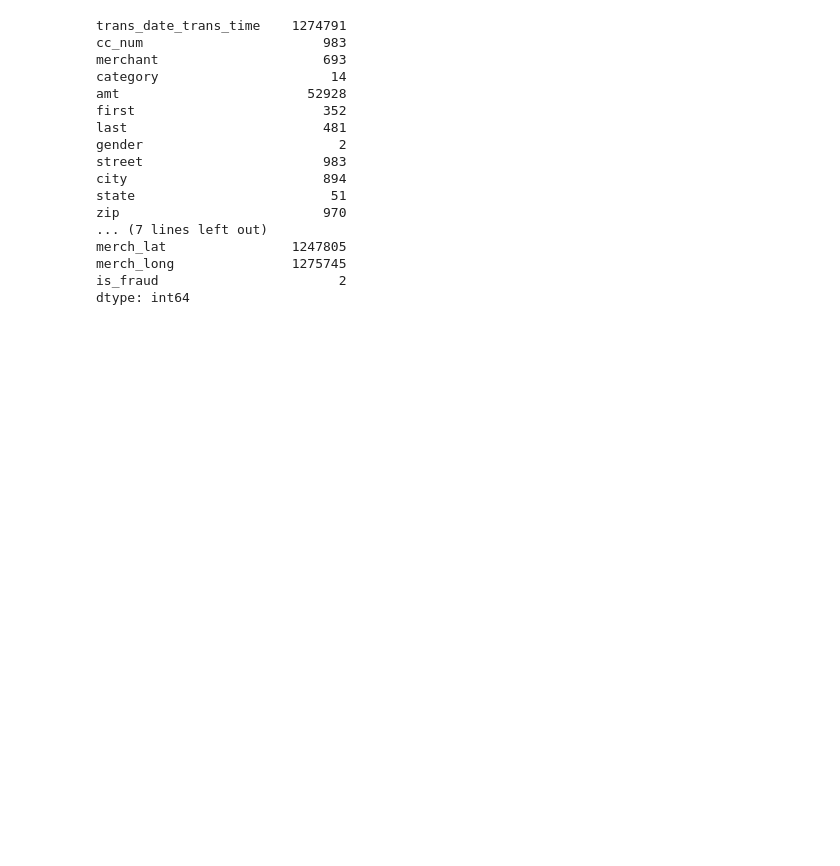
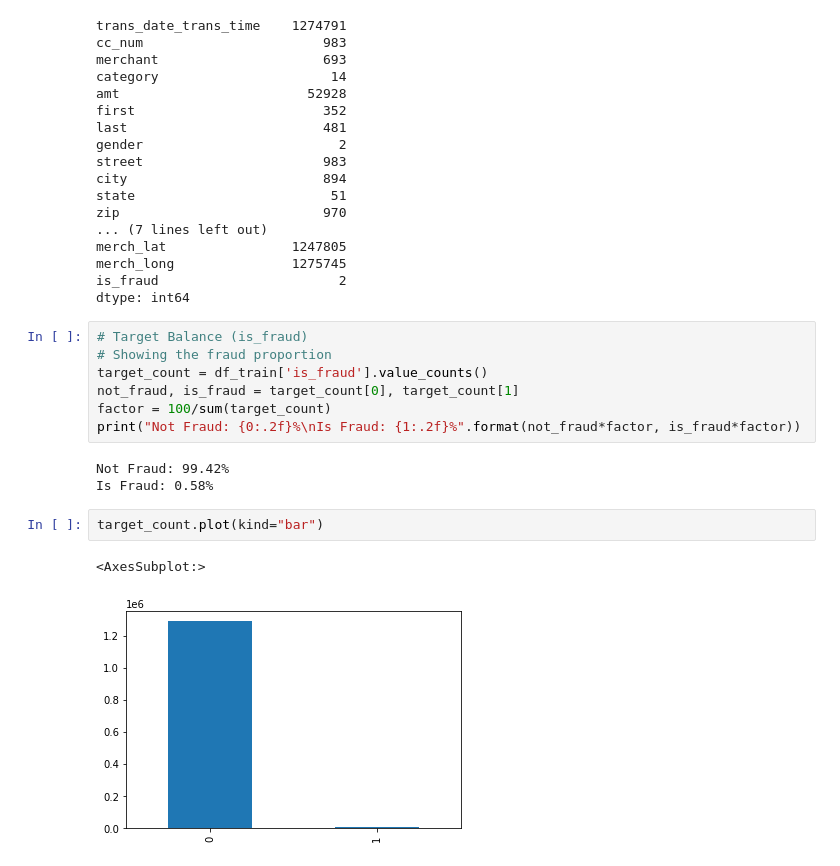
Before and after one commit to albeertito7/fraud-detection-analysis, a Jupyter notebook: notebooks/Analysis.ipynb, the cells around one changed output. Cells and saved outputs as stored; diff of their text form; blank space fills up the shorter version.

```diff
--- a/notebooks/Analysis.ipynb
+++ b/notebooks/Analysis.ipynb
@@ -101,3 +101,18 @@ merch_lat                1247805
 merch_long               1275745
 is_fraud                       2
 dtype: int64
+# %%
+# Target Balance (is_fraud)
+# Showing the fraud proportion
+target_count = df_train['is_fraud'].value_counts()
+not_fraud, is_fraud = target_count[0], target_count[1]
+factor = 100/sum(target_count)
+print("Not Fraud: {0:.2f}%\nIs Fraud: {1:.2f}%".format(not_fraud*factor, is_fraud*factor))
+# %% [output]
+Not Fraud: 99.42%
+Is Fraud: 0.58%
+# %%
+target_count.plot(kind="bar")
+# %% [output]
+<AxesSubplot:>
+[figure, added]
```
Also changed, not shown: parts of 18 cells of this notebook.
